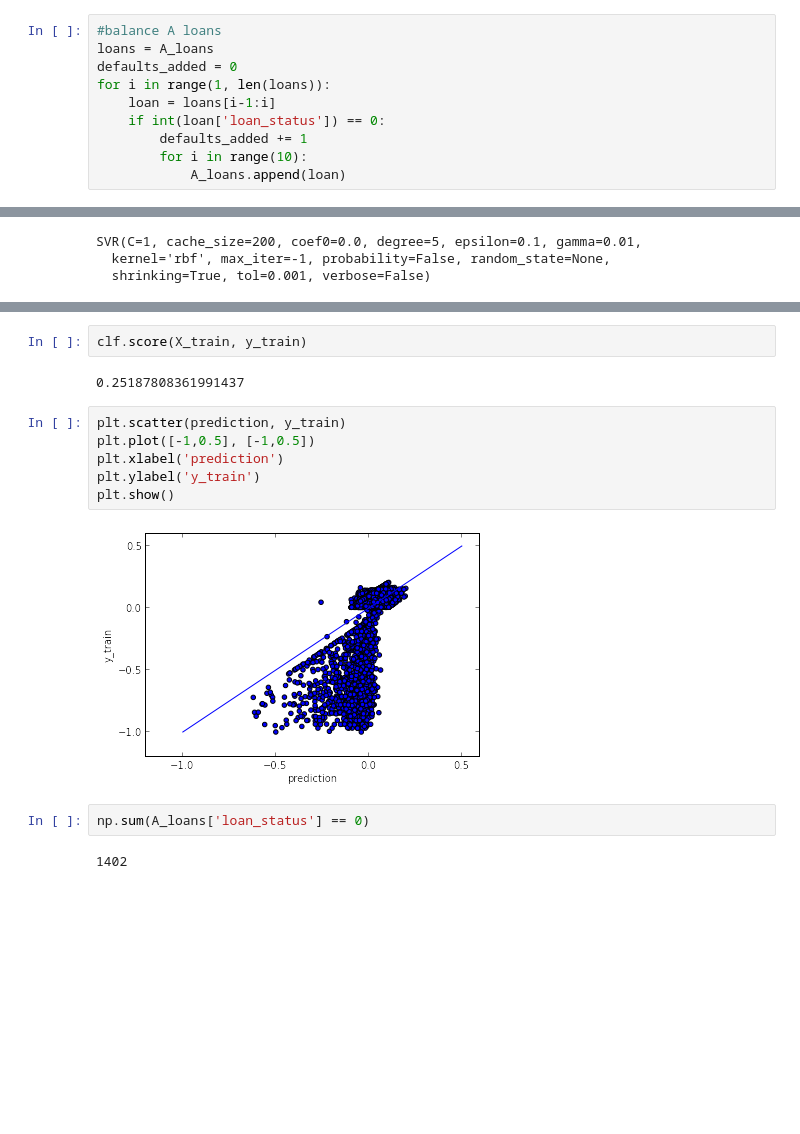
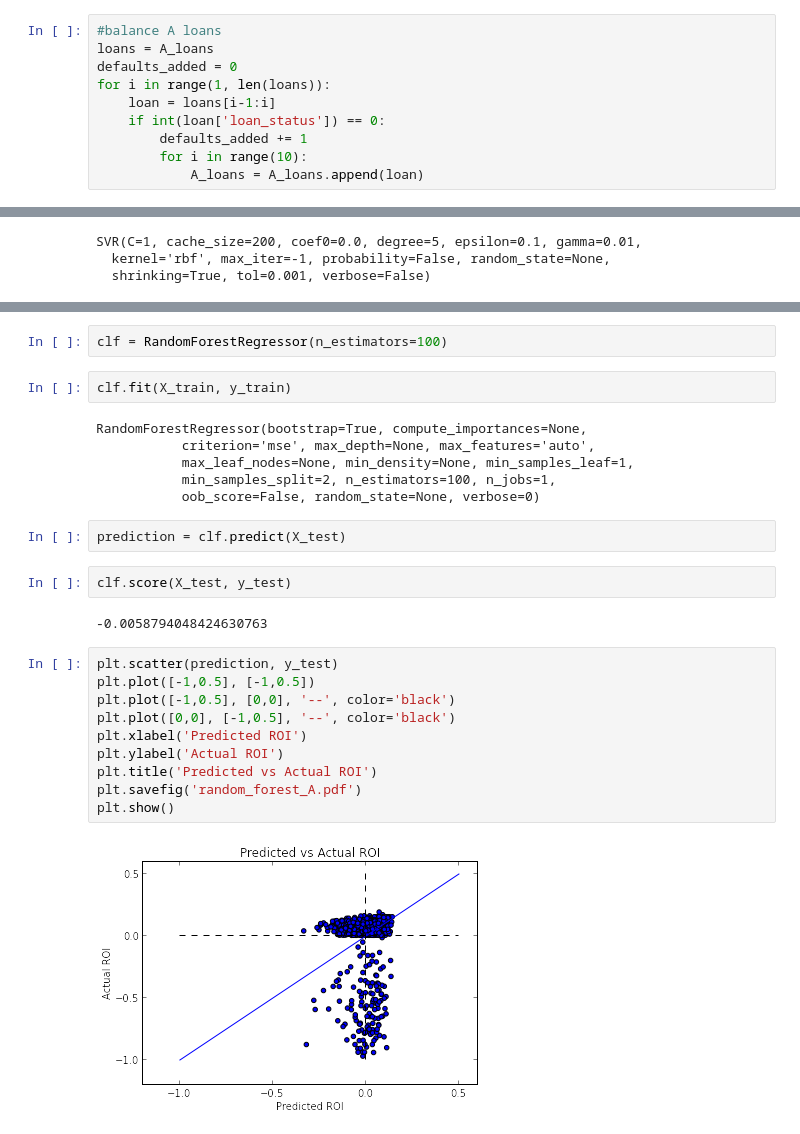
Before and after one commit to abradle2/LendingLounge, a Jupyter notebook: test.ipynb, the cells around one changed output, grey strips where cells are left out. Drawn from its saved outputs; the diff is of its cells as text; blank space fills up the shorter version.

Commit message:
added random forest

```diff
--- a/test.ipynb
+++ b/test.ipynb
@@ -71,6 +73,6 @@ for i in range(1, len(loans)):
     if int(loan['loan_status']) == 0:
         defaults_added += 1
         for i in range(10):
-            A_loans.append(loan)
+            A_loans = A_loans.append(loan)
 # %% [markdown]
 ### Regression - Predict ROI on A Loans
@@ -157,16 +173,28 @@ prediction = clf.predict(X_train)
+# %%
+clf = RandomForestRegressor(n_estimators=100)
 # %%
-clf.score(X_train, y_train)
+clf.fit(X_train, y_train)
 # %% [output]
-0.25187808361991437
+RandomForestRegressor(bootstrap=True, compute_importances=None,
+           criterion='mse', max_depth=None, max_features='auto',
+           max_leaf_nodes=None, min_density=None, min_samples_leaf=1,
+           min_samples_split=2, n_estimators=100, n_jobs=1,
+           oob_score=False, random_state=None, verbose=0)
+# %%
+prediction = clf.predict(X_test)
+# %%
+clf.score(X_test, y_test)
+# %% [output]
+-0.0058794048424630763
 # %%
-plt.scatter(prediction, y_train)
+plt.scatter(prediction, y_test)
 plt.plot([-1,0.5], [-1,0.5])
-plt.xlabel('prediction')
-plt.ylabel('y_train')
+plt.plot([-1,0.5], [0,0], '--', color='black')
+plt.plot([0,0], [-1,0.5], '--', color='black')
+plt.xlabel('Predicted ROI')
+plt.ylabel('Actual ROI')
+plt.title('Predicted vs Actual ROI')
+plt.savefig('random_forest_A.pdf')
 plt.show()
 # %% [output]
-[figure, old version]
+[figure, new version]
-# %%
-np.sum(A_loans['loan_status'] == 0)
-# %% [output]
-1402
```
Also changed, not shown: parts of 21 cells of this notebook, 8 other files.
